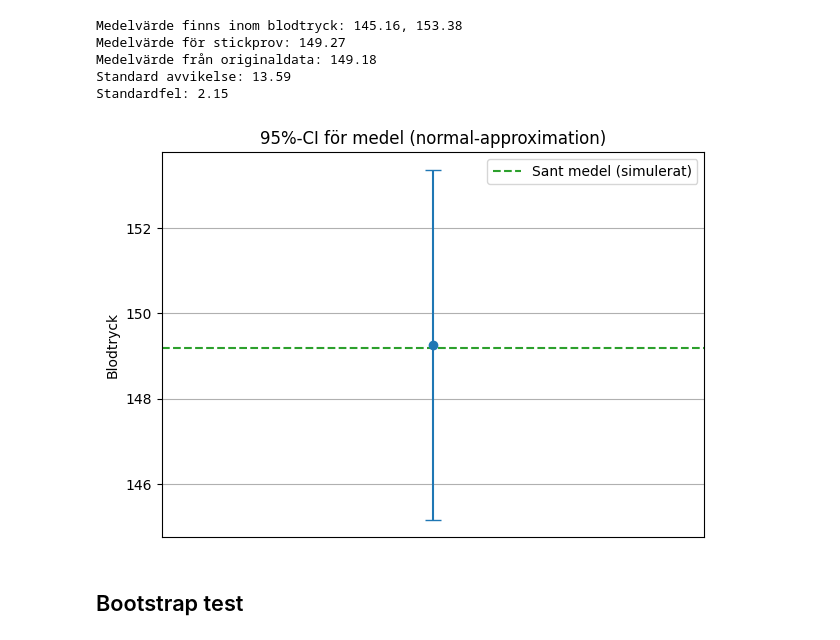
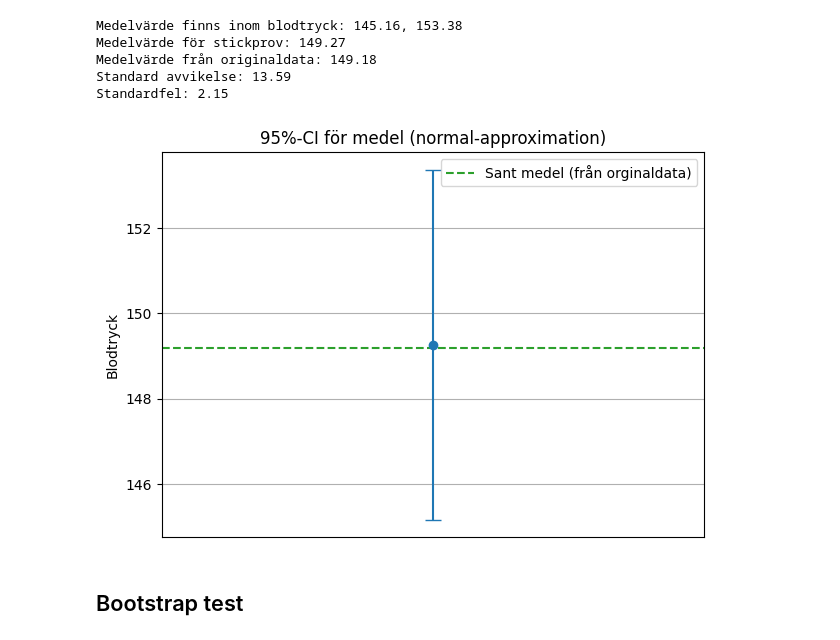
Before and after one commit to elinwahlgren/Halsostudie, a Jupyter notebook: report.ipynb, the cells around one changed output. Cells and saved outputs as stored; diff of their text form; code cells hidden in the pictures.

```diff
--- a/report.ipynb
+++ b/report.ipynb
@@ -148,15 +149,15 @@ Standardfel: 2.15
 # %%
 fig, ax = plt.subplots()
 ax.errorbar([0], [mean_stick], yerr=[[mean_stick - lo], [hi - mean_stick]], fmt="o", capsize=6)
-ax.axhline(mean_bp, color="tab:green", linestyle="--", label="Sant medel (simulerat)")
+ax.axhline(mean_bp, color="tab:green", linestyle="--", label="Sant medel (från orginaldata)")
 ax.set_xticks([])
 ax.set_ylabel("Blodtryck")
 ax.grid(True, axis="y")
 ax.legend()
 ax.set_title("95%-CI för medel (normal-approximation)")
 plt.show()
 # %% [output]
-[figure, old version]
+[figure, new version]
 # %% [markdown]
 ## Bootstrap test
 # %%
```
Also changed, not shown: parts of 5 cells of this notebook.
